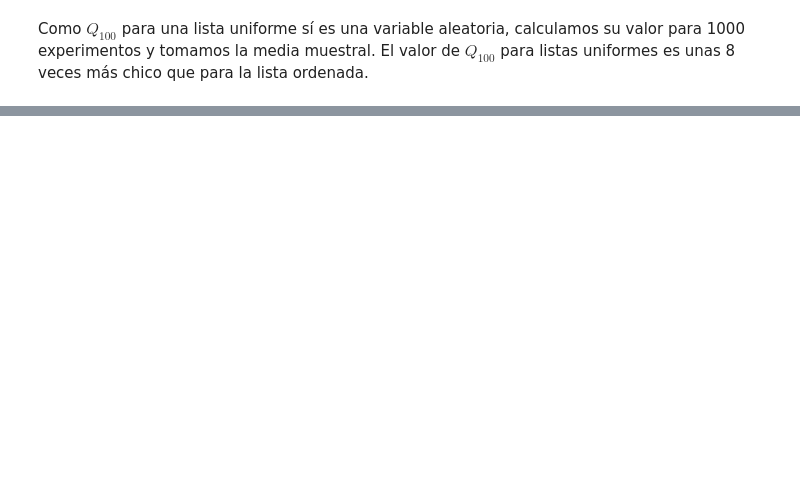
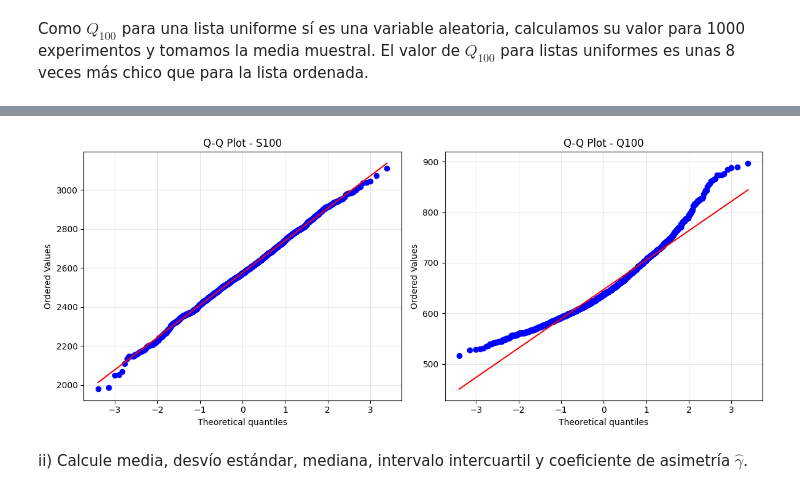
Before and after one commit to fdllrs/estadistica-computacional-tp, a Jupyter notebook: bloque1.ipynb, the cells around one changed output, grey strips where cells are left out. Saved outputs shown, nothing was run; the diff lists cells and outputs as text; code cells hidden in the pictures; blank space fills up the shorter version.

```diff
--- a/bloque1.ipynb
+++ b/bloque1.ipynb
@@ -161,0 +223,23 @@ El valor de $Q_{100}$ para listas uniformes es unas 8 veces más chico que para
+# %%
+import scipy.stats as stats
+
+# Creamos la figura con 1 fila y 2 columnas
+fig, (columna1, columna2) = plt.subplots(1, 2, figsize=(12, 5))
+
+# 1. Q-Q plot para S100 (Panel izquierdo)
+stats.probplot(insertionSort[1], dist="norm", plot=columna1)
+columna1.set_title('Q-Q Plot - S100')
+columna1.grid(alpha=0.3)
+
+# 2. Q-Q plot para Q100 (Panel derecho)
+stats.probplot(quickSort, dist="norm", plot=columna2)
+columna2.set_title('Q-Q Plot - Q100')
+columna2.grid(alpha=0.3)
+
+# Ajustamos y mostramos
+plt.tight_layout()
+plt.show()
+# %% [output]
+[figure, added]
+# %% [markdown]
+ii) Calcule media, desvío estándar, mediana, intervalo intercuartil y coeficiente de asimetría $\hat{\gamma}$.
```
Also changed, not shown: parts of 12 cells of this notebook.
